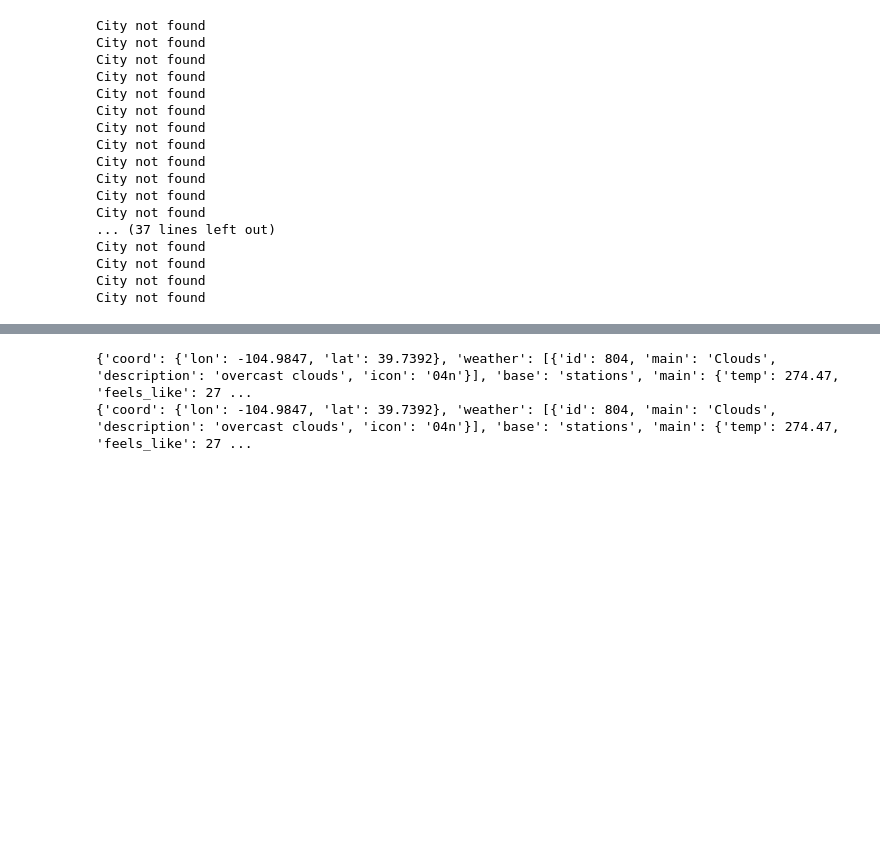
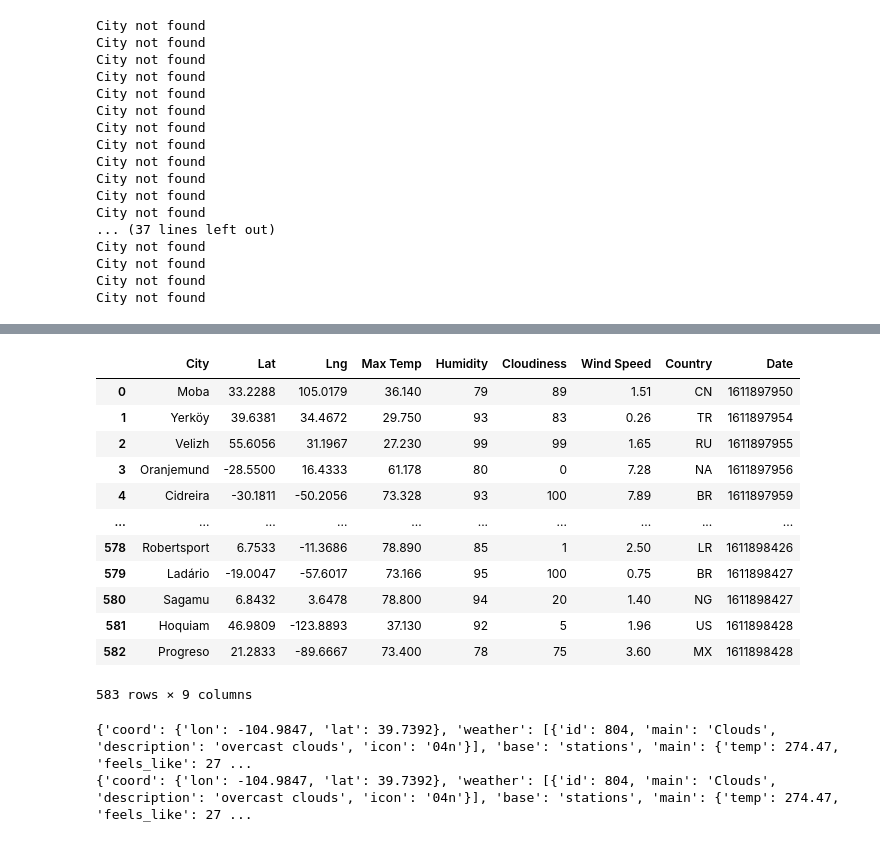
Before and after one commit to felpronove/python-api-challenge, a Jupyter notebook: starter_code/WeatherPy.ipynb, the cells around one changed output, grey strips where cells are left out. Drawn from its saved outputs; the diff is of its cells as text; code cells hidden in the pictures; blank space fills up the shorter version.

Commit message:
Created a new CSV file from the API call and created a dataframe of the summary statistics

```diff
--- a/starter_code/WeatherPy.ipynb
+++ b/starter_code/WeatherPy.ipynb
@@ -118,3 +134,21 @@ requests.get(full_url)
+# %%
+#convert list into dataframe
+df=pd.DataFrame(city_info)
+df
+# %% [output]
+|  | City | Lat | Lng | Max Temp | Humidity | Cloudiness | Wind Speed | Country | Date |
+| 0 | Moba | 33.2288 | 105.0179 | 36.140 | 79 | 89 | 1.51 | CN | 1611897950 |
+| 1 | Yerköy | 39.6381 | 34.4672 | 29.750 | 93 | 83 | 0.26 | TR | 1611897954 |
+| 2 | Velizh | 55.6056 | 31.1967 | 27.230 | 99 | 99 | 1.65 | RU | 1611897955 |
+| 3 | Oranjemund | -28.5500 | 16.4333 | 61.178 | 80 | 0 | 7.28 | NA | 1611897956 |
+| 4 | Cidreira | -30.1811 | -50.2056 | 73.328 | 93 | 100 | 7.89 | BR | 1611897959 |
+| ... | ... | ... | ... | ... | ... | ... | ... | ... | ... |
+| 578 | Robertsport | 6.7533 | -11.3686 | 78.890 | 85 | 1 | 2.50 | LR | 1611898426 |
+| 579 | Ladário | -19.0047 | -57.6017 | 73.166 | 95 | 100 | 0.75 | BR | 1611898427 |
+| 580 | Sagamu | 6.8432 | 3.6478 | 78.800 | 94 | 20 | 1.40 | NG | 1611898427 |
+| 581 | Hoquiam | 46.9809 | -123.8893 | 37.130 | 92 | 5 | 1.96 | US | 1611898428 |
+| 582 | Progreso | 21.2833 | -89.6667 | 73.400 | 78 | 75 | 3.60 | MX | 1611898428 |
+583 rows × 9 columns
 # %%
 #test out the json file pull from the API (STUD)
 den_url=url+weather_api_key+"&q="+"Denver"
```
Also changed, not shown: parts of 6 cells of this notebook, 1 other file.
